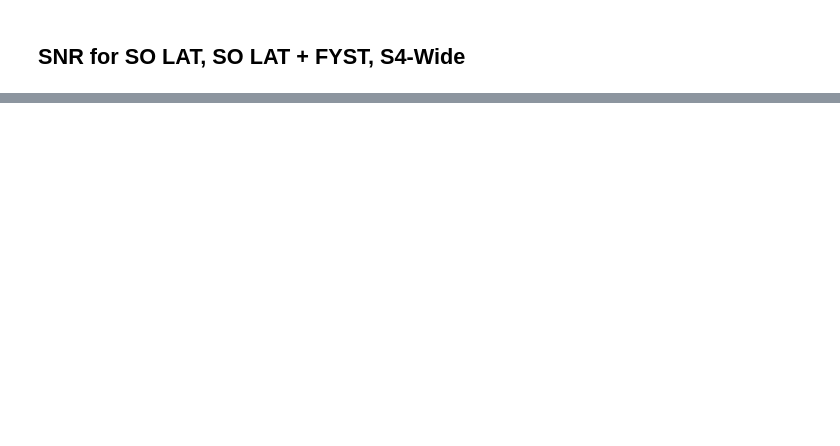
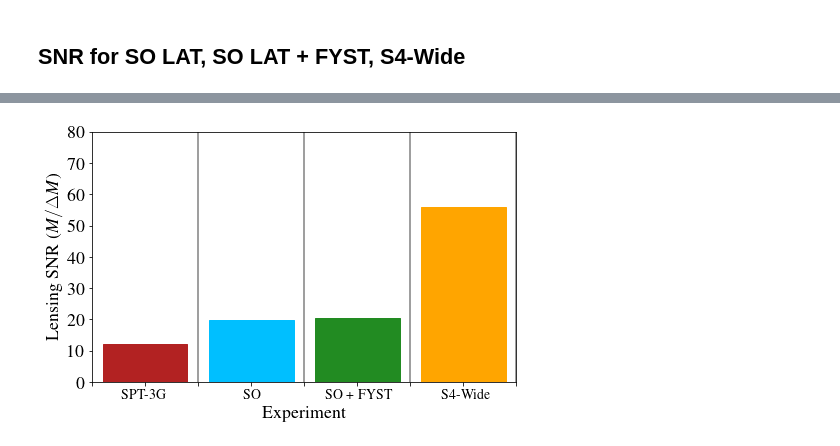
Before and after one commit to s6kelevy/cmb_lensing, a Jupyter notebook: forecasts.ipynb, the cells around one changed output, grey strips where cells are left out. Drawn from its saved outputs; the diff is of its cells as text; code cells hidden in the pictures; blank space fills up the shorter version.

```diff
--- a/forecasts.ipynb
+++ b/forecasts.ipynb
@@ -332,4 +272,10 @@ plt.savefig('/Volumes/Extreme_SSD/codes/master_thesis/code/figures/forecasts.eps
 # %%
+experiments = ['SPT-3G', 'SO', 'SO + FYST', 'S4-Wide']
+#snr_arr = np.load('/Volumes/Extreme_SSD/codes/master_thesis/code/results/snr.npy')
+snr_arr = [38.3, 34.6, 35.6, 48.5]
+scale_fracs = [np.sqrt(0.1), np.sqrt(1/3), np.sqrt(1/3), np.sqrt(4/3)]
+snr_arr_scaled = [snr_arr[i]*scale_fracs[i] for i in range(len(snr_arr))]
+
 from pylab import *
 from matplotlib import rc;rc('text', usetex=True);rc('font', weight='bold')
 import os
@@ -342,37 +288,39 @@ snr_dic['spt3g']=[snr_arr_scaled[0]]
 snr_dic['so']=[snr_arr_scaled[1]] #list contains SNR for baseline, with centroid shifts, with kSZ, with tSZ correction, all
 snr_dic['so_fyst']=[snr_arr_scaled[2]] #list contains SNR for baseline, with centroid shifts, with kSZ, with tSZ correction, all
 snr_dic['s4wide']=[snr_arr_scaled[3]] #list contains SNR for baseline, with centroid shifts, with kSZ, with tSZ correction, all
-exp_dic = {'spt3g': 'SPT-3G', 'so': 'SO-LAT', 'so_fyst': 'SO-LAT + FYST', 's4wide': 'S4-Wide'}
+exp_dic = {'spt3g': 'SPT-3G', 'so': 'SO', 'so_fyst': 'SO + FYST', 's4wide': 'S4-Wide'}
 
 #make bar plots
 fsval = 12
 yscale_val = None #'log'
-ymin, ymax = 0., 60.
+ymin, ymax = 0., 80.
 exparr = snr_dic.keys()
 xcntr = 0.
 barwidth = 1.
 exp_gap = barwidth * 2.
 xincrement = exp_gap*barwidth
 #ax = subplot(111, yscale = yscale_val)
 fig, ax = plt.subplots(figsize=(7.6,4.6))
 for expcntr, expname in enumerate( exparr ): #loop for experiments
     snr_arr = snr_dic[expname]
     bar(xcntr, snr_arr[0], width = barwidth+0.6, color = color_arr[expcntr], edgecolor = color_arr[expcntr])
     xcntr += barwidth
     xcntr += xincrement - 1
     axvline(xcntr-1, color = 'gray')
 ylim(ymin, ymax)
 xlim(-1, xcntr - xincrement + 1)
 
 setp(ax.get_xticklabels(which = 'both'), visible=False)
-yloc = [ymin-4, ymin-4, ymin-4, ymin-4]
-xcntr = [-0.35, 1.55, 3.1, 5.6]
+yloc = [ymin-5.2, ymin-5.2, ymin-5.2, ymin-5.2]
+xcntr = [-0.45, 1.85, 3.4, 5.58]
 for expcntr, expname in enumerate( exparr ):
     text(xcntr[expcntr], yloc[expcntr], exp_dic[expname], fontsize = sz_lb-4)
-text(2.4, ymin-9, 'Experiment', fontsize = sz_ft)
+text(2.2, ymin-11.5, 'Experiment', fontsize = sz_ft)
 
-ax.set_ylabel(r'Lensing SNR', fontsize = sz_ft)
+ax.set_ylabel('Lensing SNR '+r'$ (M/\Delta M)$', fontsize = sz_ft)
 for label in ax.get_xticklabels(): label.set_fontsize(sz_lb)
 for label in ax.get_yticklabels(): label.set_fontsize(sz_lb)
 
 plt.savefig('/Volumes/Extreme_SSD/codes/master_thesis/code/figures/forecasts.eps', dpi = 200., bbox_inches = 'tight', pad_inches = 0.1)
+# %% [output]
+[figure, added]
```
Also changed, not shown: parts of 8 cells of this notebook, 1 other file.
